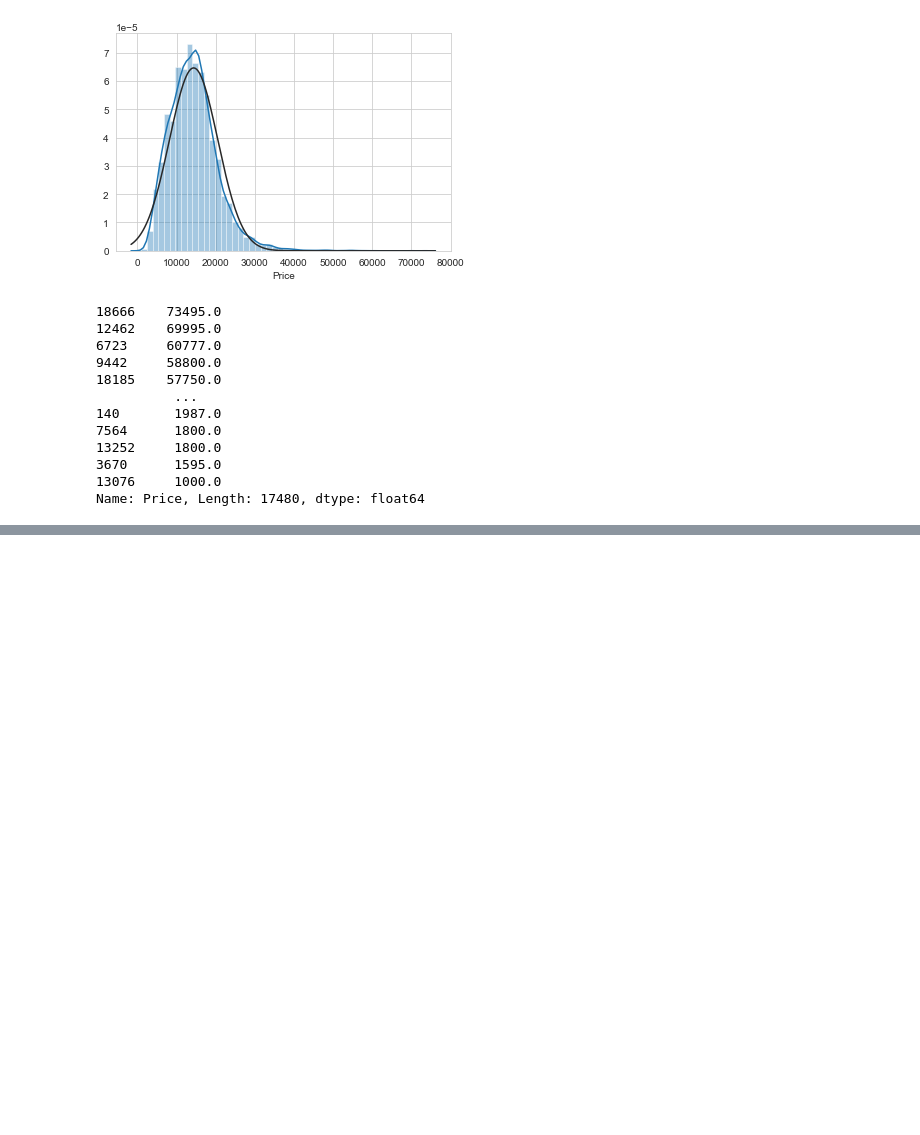
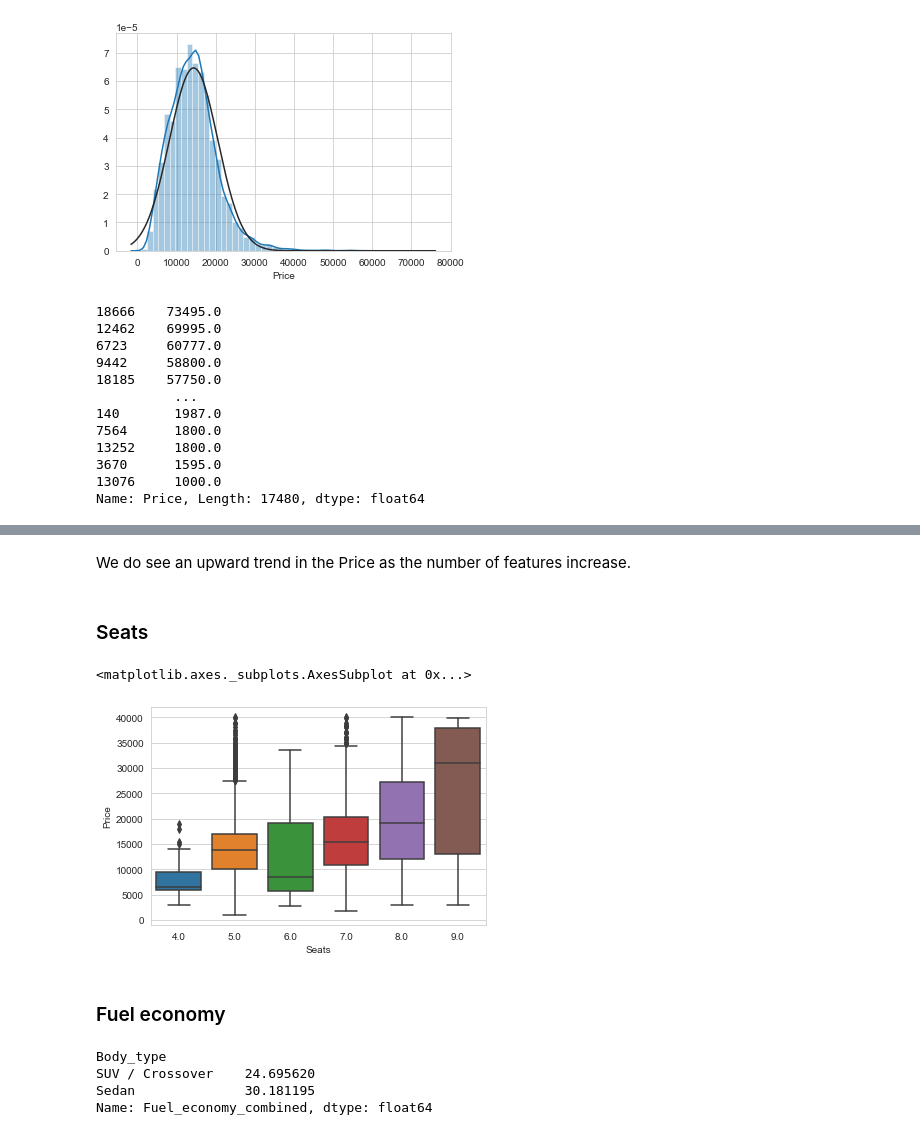
Before and after one commit to amolratnaparkhe/Car-listing-Project, a Jupyter notebook: Car-listing.ipynb, the cells around one changed output, grey strips where cells are left out. Saved outputs shown, nothing was run; the diff lists cells and outputs as text; code cells hidden in the pictures; blank space fills up the shorter version.

```diff
--- a/Car-listing.ipynb
+++ b/Car-listing.ipynb
@@ -688,0 +798,11 @@ df.drop(index = df[df["Price"] > 40000].index, inplace=True)
+# %% [markdown]
+We do see an upward trend in the Price as the number of features increase.
+# %% [markdown]
+### Seats
+# %%
+sns.boxplot(x = "Seats", y = "Price", data = df)
+# %% [output]
+<matplotlib.axes._subplots.AxesSubplot at 0x...>
+[figure, added]
+# %% [markdown]
+### Fuel economy
@@ -689,2 +811,9 @@ df.drop(index = df[df["Price"] > 40000].index, inplace=True)
+# %%
+df.groupby("Body_type")["Fuel_economy_combined"].mean()
+# %% [output]
+Body_type
+SUV / Crossover    24.695620
+Sedan              30.181195
+Name: Fuel_economy_combined, dtype: float64
 # %%
 sns.distplot(df["Fuel_economy_combined"])
```
Also changed, not shown: parts of 51 cells of this notebook.
